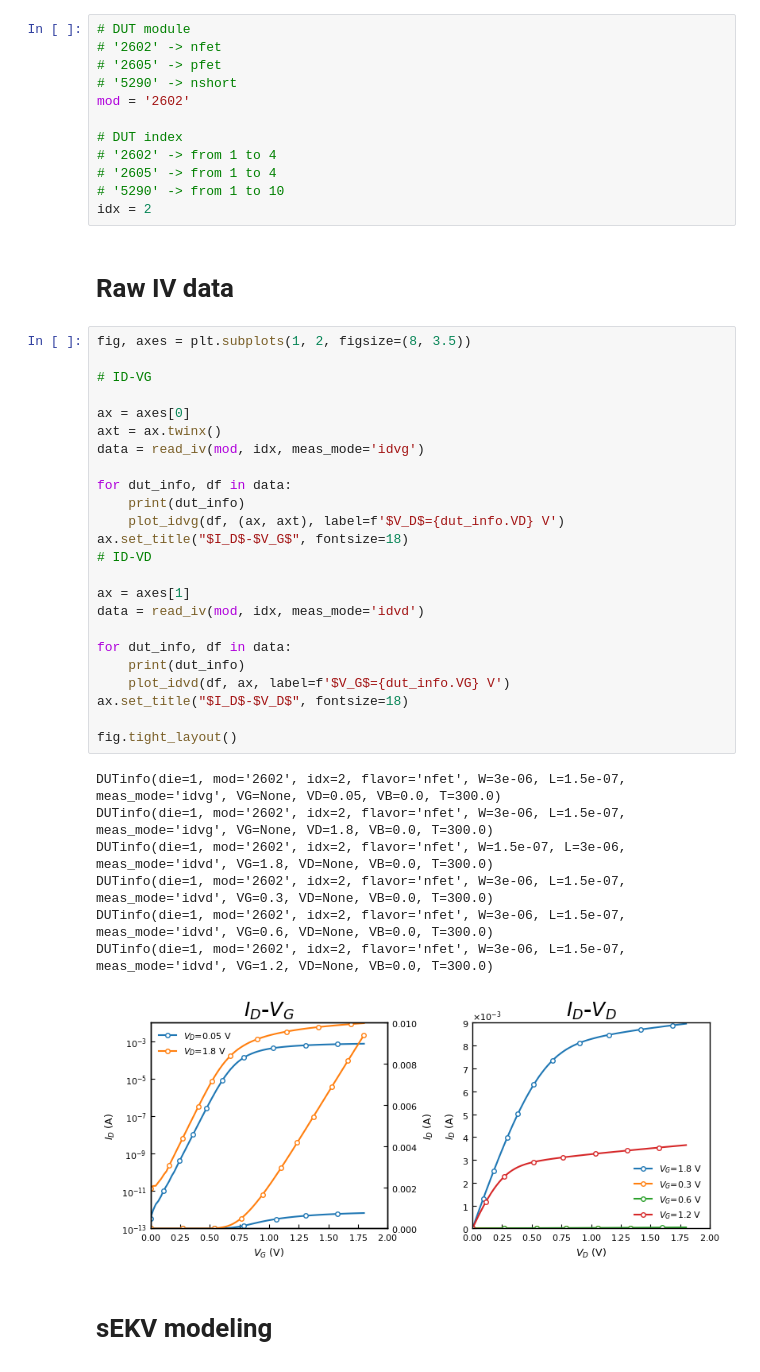
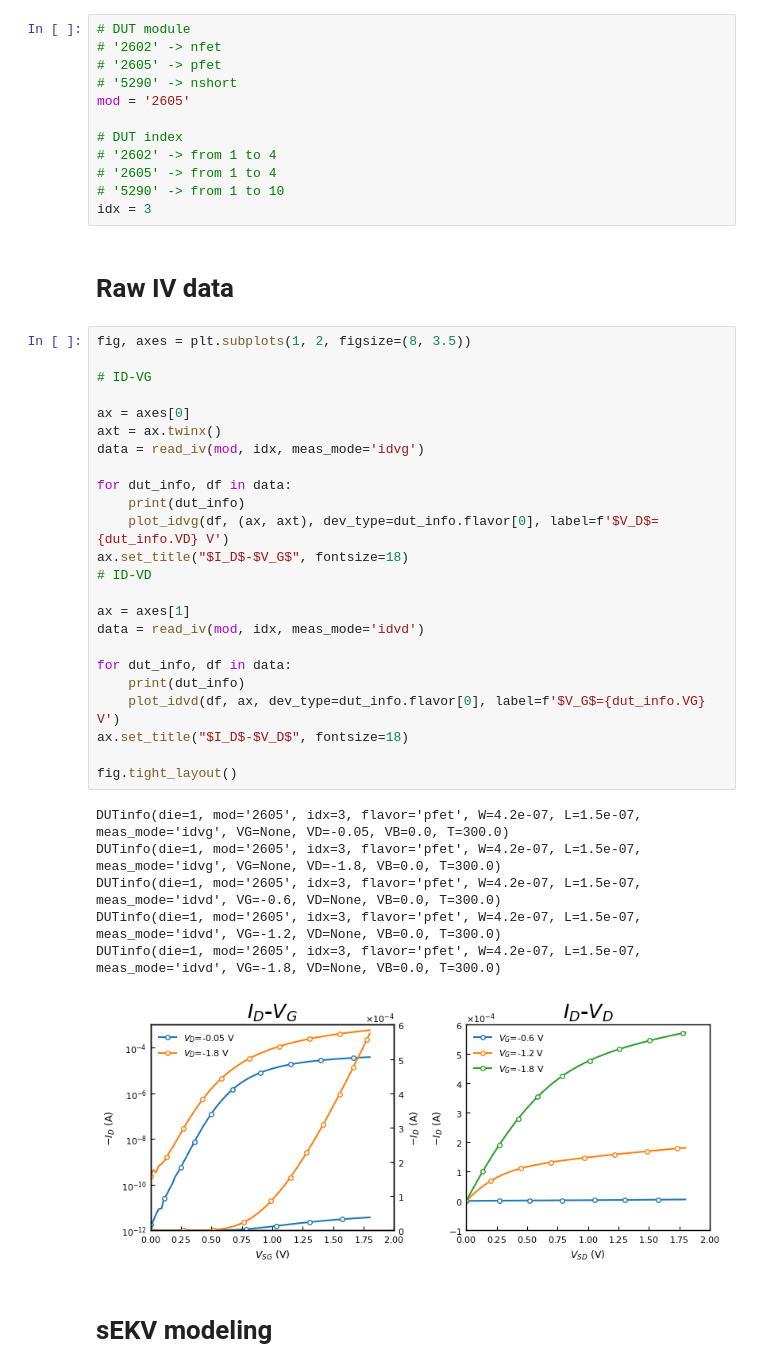
Before and after one commit to google/skywater-pdk-sky130-raw-data, a Jupyter notebook: notebooks/sky130_plot_epfl_data.ipynb, the cells around one changed output. Drawn from its saved outputs; the diff is of its cells as text.

Commit message:
Updated nb and plot

```diff
--- a/notebooks/sky130_plot_epfl_data.ipynb
+++ b/notebooks/sky130_plot_epfl_data.ipynb
@@ -12,47 +12,46 @@ rcParams_update()
 # '2602' -> nfet
 # '2605' -> pfet
 # '5290' -> nshort
-mod = '2602'
+mod = '2605'
 
 # DUT index
 # '2602' -> from 1 to 4
 # '2605' -> from 1 to 4
 # '5290' -> from 1 to 10
-idx = 2
+idx = 3
 # %% [markdown]
 # Raw IV data
 # %%
 fig, axes = plt.subplots(1, 2, figsize=(8, 3.5))
 
 # ID-VG
 
 ax = axes[0]
 axt = ax.twinx()
 data = read_iv(mod, idx, meas_mode='idvg')
 
 for dut_info, df in data:
     print(dut_info)
-    plot_idvg(df, (ax, axt), label=f'$V_D$={dut_info.VD} V')
+    plot_idvg(df, (ax, axt), dev_type=dut_info.flavor[0], label=f'$V_D$={dut_info.VD} V')
 ax.set_title("$I_D$-$V_G$", fontsize=18)
 # ID-VD
 
 ax = axes[1]
 data = read_iv(mod, idx, meas_mode='idvd')
 
 for dut_info, df in data:
     print(dut_info)
-    plot_idvd(df, ax, label=f'$V_G$={dut_info.VG} V')
+    plot_idvd(df, ax, dev_type=dut_info.flavor[0], label=f'$V_G$={dut_info.VG} V')
 ax.set_title("$I_D$-$V_D$", fontsize=18)
 
 fig.tight_layout()
 # %% [output]
-DUTinfo(die=1, mod='2602', idx=2, flavor='nfet', W=3e-06, L=1.5e-07, meas_mode='idvg', VG=None, VD=0.05, VB=0.0, T=300.0)
-DUTinfo(die=1, mod='2602', idx=2, flavor='nfet', W=3e-06, L=1.5e-07, meas_mode='idvg', VG=None, VD=1.8, VB=0.0, T=300.0)
-DUTinfo(die=1, mod='2602', idx=2, flavor='nfet', W=1.5e-07, L=3e-06, meas_mode='idvd', VG=1.8, VD=None, VB=0.0, T=300.0)
-DUTinfo(die=1, mod='2602', idx=2, flavor='nfet', W=3e-06, L=1.5e-07, meas_mode='idvd', VG=0.3, VD=None, VB=0.0, T=300.0)
-DUTinfo(die=1, mod='2602', idx=2, flavor='nfet', W=3e-06, L=1.5e-07, meas_mode='idvd', VG=0.6, VD=None, VB=0.0, T=300.0)
-DUTinfo(die=1, mod='2602', idx=2, flavor='nfet', W=3e-06, L=1.5e-07, meas_mode='idvd', VG=1.2, VD=None, VB=0.0, T=300.0)
+DUTinfo(die=1, mod='2605', idx=3, flavor='pfet', W=4.2e-07, L=1.5e-07, meas_mode='idvg', VG=None, VD=-0.05, VB=0.0, T=300.0)
+DUTinfo(die=1, mod='2605', idx=3, flavor='pfet', W=4.2e-07, L=1.5e-07, meas_mode='idvg', VG=None, VD=-1.8, VB=0.0, T=300.0)
+DUTinfo(die=1, mod='2605', idx=3, flavor='pfet', W=4.2e-07, L=1.5e-07, meas_mode='idvd', VG=-0.6, VD=None, VB=0.0, T=300.0)
+DUTinfo(die=1, mod='2605', idx=3, flavor='pfet', W=4.2e-07, L=1.5e-07, meas_mode='idvd', VG=-1.2, VD=None, VB=0.0, T=300.0)
+DUTinfo(die=1, mod='2605', idx=3, flavor='pfet', W=4.2e-07, L=1.5e-07, meas_mode='idvd', VG=-1.8, VD=None, VB=0.0, T=300.0)
-[figure, old version]
+[figure, new version]
 # %% [markdown]
 # sEKV modeling
 # %%
```
Also changed, not shown: parts of 2 cells of this notebook, 1 other file.
